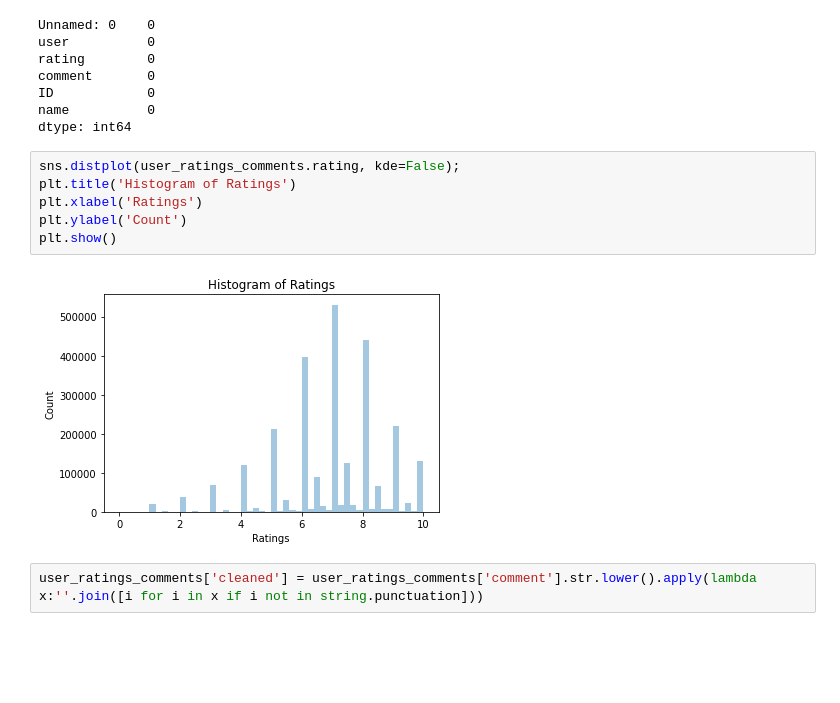
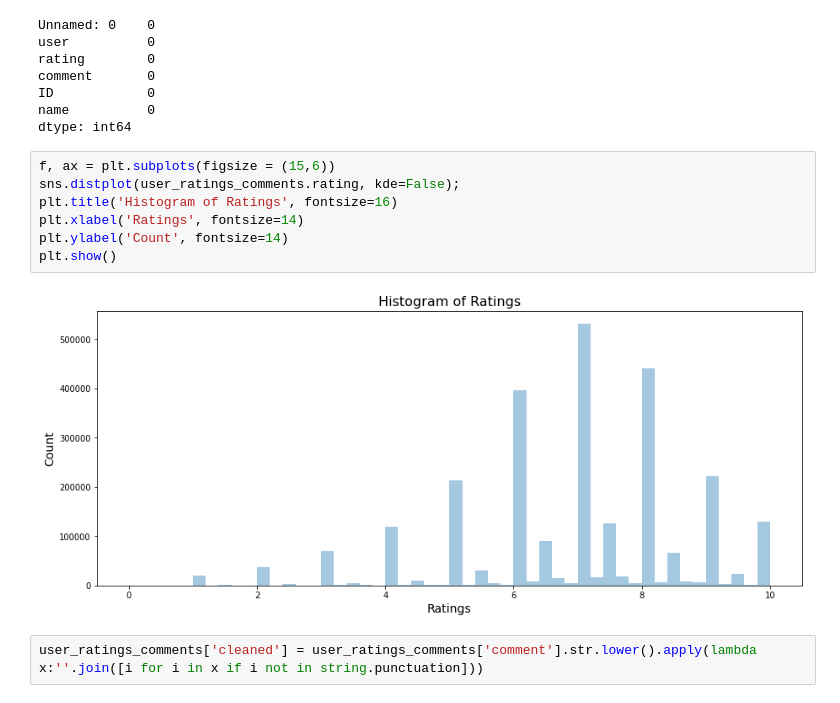
Before and after one commit to jankichauhan/Board-Game-Recommender, a Jupyter notebook: notebooks/EDA.ipynb, the cells around one changed output. Drawn from its saved outputs; the diff is of its cells as text; blank space fills up the shorter version.

Commit message:
Collabrative modelling + pickle file + EDA images

```diff
--- a/notebooks/EDA.ipynb
+++ b/notebooks/EDA.ipynb
@@ -73,13 +73,14 @@ ID            0
 name          0
 dtype: int64
 # %%
+f, ax = plt.subplots(figsize = (15,6))
 sns.distplot(user_ratings_comments.rating, kde=False);
-plt.title('Histogram of Ratings')
-plt.xlabel('Ratings')
-plt.ylabel('Count')
+plt.title('Histogram of Ratings', fontsize=16)
+plt.xlabel('Ratings', fontsize=14)
+plt.ylabel('Count', fontsize=14)
 plt.show()
 # %% [output]
-[figure, old version]
+[figure, new version]
 # %%
 user_ratings_comments['cleaned'] = user_ratings_comments['comment'].str.lower().apply(lambda x:''.join([i for i in x if i not in string.punctuation]))
 # %% [output]
```
Also changed, not shown: 7 other files.
